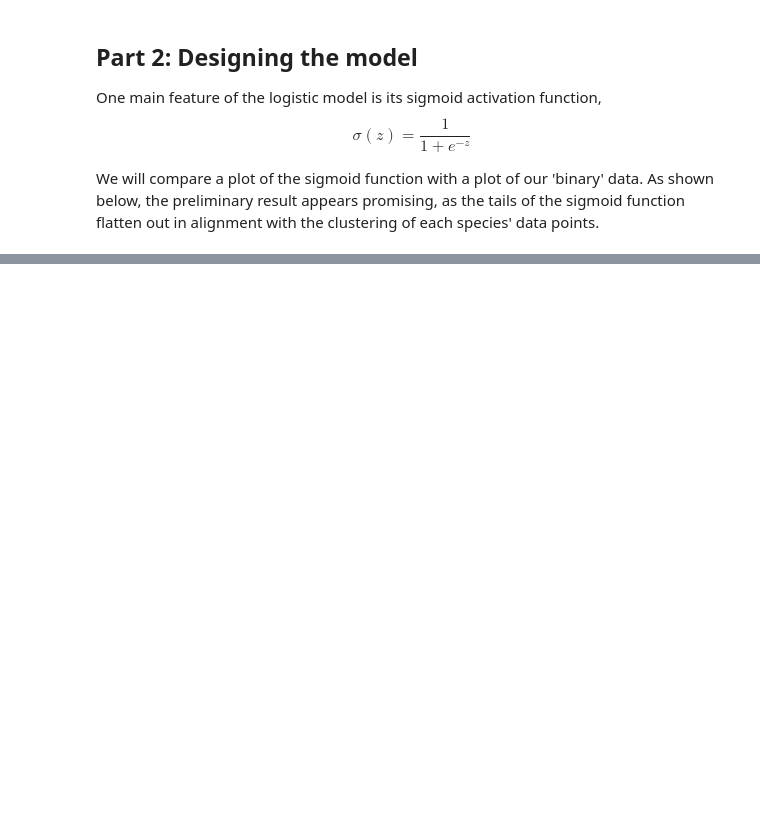
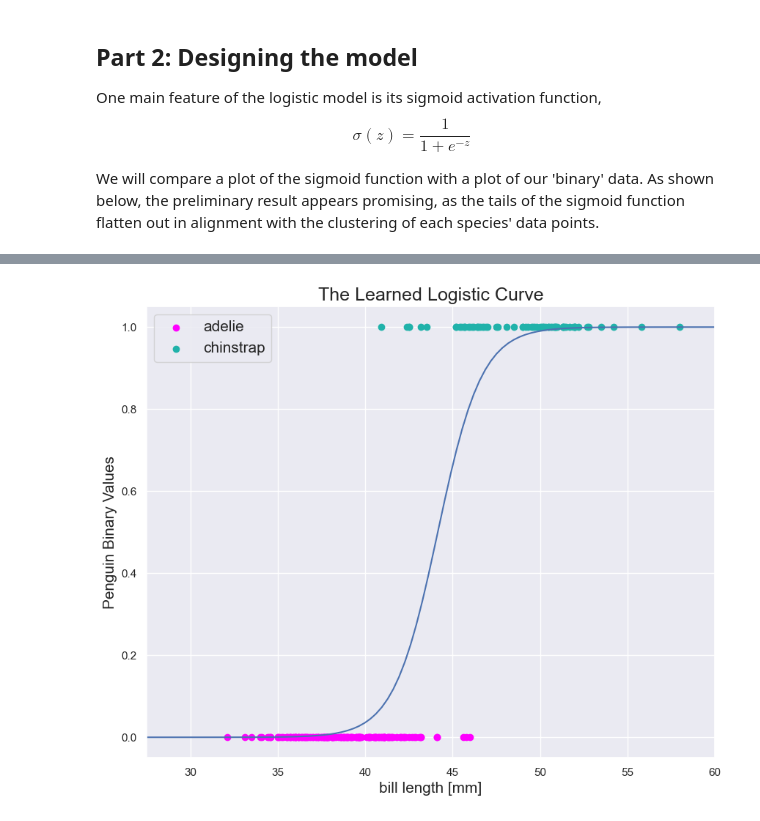
Before and after one commit to LenaLowry1/CMOR438_2025, a Jupyter notebook: Supervised Learning/3. Logistic Regression/Logistic Regression Notes.ipynb, the cells around one changed output, grey strips where cells are left out. Cells and saved outputs as stored; diff of their text form; code cells hidden in the pictures; blank space fills up the shorter version.

```diff
--- a/Supervised Learning/3. Logistic Regression/Logistic Regression Notes.ipynb
+++ b/Supervised Learning/3. Logistic Regression/Logistic Regression Notes.ipynb
@@ -185,0 +227,28 @@ class Neuron(object):
+# %%
+plt.figure(figsize = (10, 8))
+plt.xlim((27.5, 60 ))
+
+adelie_len = len(adelie.bill_length_mm)
+chinstrap_len = len(chinstrap.bill_length_mm)
+
+plt.scatter(adelie.bill_length_mm,
+            np.zeros(adelie_len),
+            color = "magenta",
+            label = "adelie")
+plt.scatter(chinstrap.bill_length_mm,
+            np.ones(chinstrap_len),
+            color = "lightseagreen",
+            label = "chinstrap")
+
+# scaling domain to match scaling in X
+domain = np.linspace(27.5, 60, 100).reshape(-1, 1)
+domain_scaled = scaler.transform(domain)
+
+plt.plot(domain, node.predict(domain_scaled))
+plt.xlabel("bill length [mm]", fontsize = 15)
+plt.ylabel("Penguin Binary Values", fontsize = 15)
+plt.legend(fontsize = 15, loc = "upper left")
+plt.title("The Learned Logistic Curve", fontsize = 18)
+plt.show()
+# %% [output]
+[figure, added]
```
Also changed, not shown: parts of 21 cells of this notebook, 2 other files.
